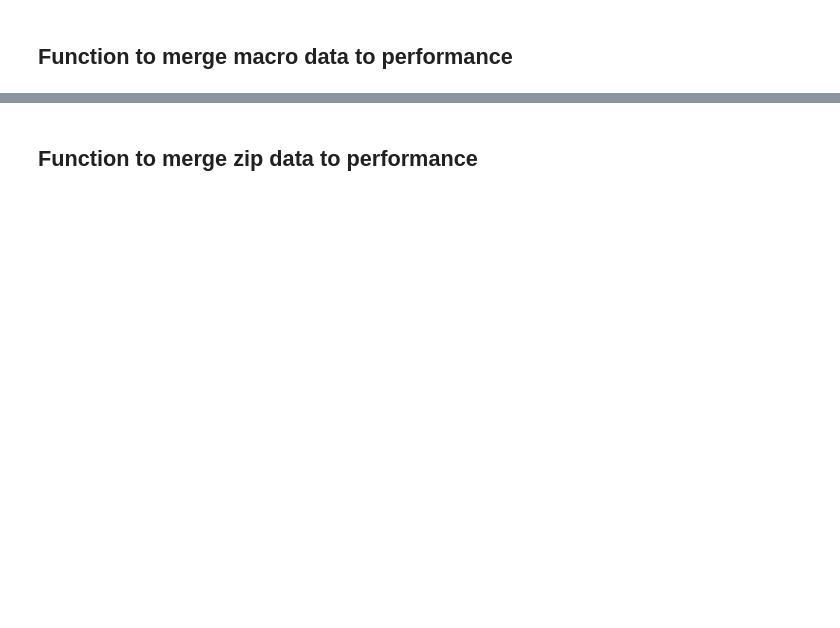
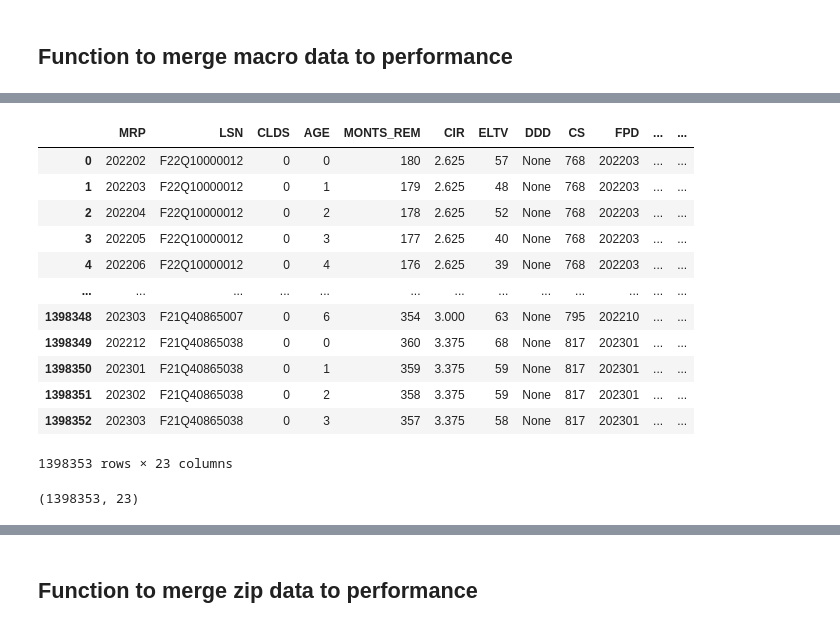
Before and after one commit to yannickpichardo/master_thesis, a Jupyter notebook: main_data.ipynb, the cells around one changed output, grey strips where cells are left out. Drawn from its saved outputs; the diff is of its cells as text; code cells hidden in the pictures; blank space fills up the shorter version.

```diff
--- a/main_data.ipynb
+++ b/main_data.ipynb
@@ -257,0 +345,28 @@ merged_2022.head()
+# %%
+db_path = "../Database/thesis_database.db"
+conn = sqlite3.connect(db_path)
+# %%
+query = "SELECT * FROM fm_2021"
+
+#query that binds fm_2022 and fm_2021
+query = "SELECT * FROM fm_2022 UNION ALL SELECT * FROM fm_2021;"
+
+
+FM_20212022 = pd.read_sql_query(query, conn)
+#save to csv
+# fm_2021.to_csv("../Data/mortgage_data/fm_2021.csv", index=False)
+# %% [output]
+|  | MRP | LSN | CLDS | AGE | MONTS_REM | CIR | ELTV | DDD | CS | FPD | ... | ... |
+| 0 | 202202 | F22Q10000012 | 0 | 0 | 180 | 2.625 | 57 | None | 768 | 202203 | ... | ... |
+| 1 | 202203 | F22Q10000012 | 0 | 1 | 179 | 2.625 | 48 | None | 768 | 202203 | ... | ... |
+| 2 | 202204 | F22Q10000012 | 0 | 2 | 178 | 2.625 | 52 | None | 768 | 202203 | ... | ... |
+| 3 | 202205 | F22Q10000012 | 0 | 3 | 177 | 2.625 | 40 | None | 768 | 202203 | ... | ... |
+| 4 | 202206 | F22Q10000012 | 0 | 4 | 176 | 2.625 | 39 | None | 768 | 202203 | ... | ... |
+| ... | ... | ... | ... | ... | ... | ... | ... | ... | ... | ... | ... | ... |
+| 1398348 | 202303 | F21Q40865007 | 0 | 6 | 354 | 3.000 | 63 | None | 795 | 202210 | ... | ... |
+| 1398349 | 202212 | F21Q40865038 | 0 | 0 | 360 | 3.375 | 68 | None | 817 | 202301 | ... | ... |
+| 1398350 | 202301 | F21Q40865038 | 0 | 1 | 359 | 3.375 | 59 | None | 817 | 202301 | ... | ... |
+| 1398351 | 202302 | F21Q40865038 | 0 | 2 | 358 | 3.375 | 59 | None | 817 | 202301 | ... | ... |
+| 1398352 | 202303 | F21Q40865038 | 0 | 3 | 357 | 3.375 | 58 | None | 817 | 202301 | ... | ... |
+1398353 rows × 23 columns
+(1398353, 23)
```
Also changed, not shown: parts of 34 cells of this notebook, 3 other files.
